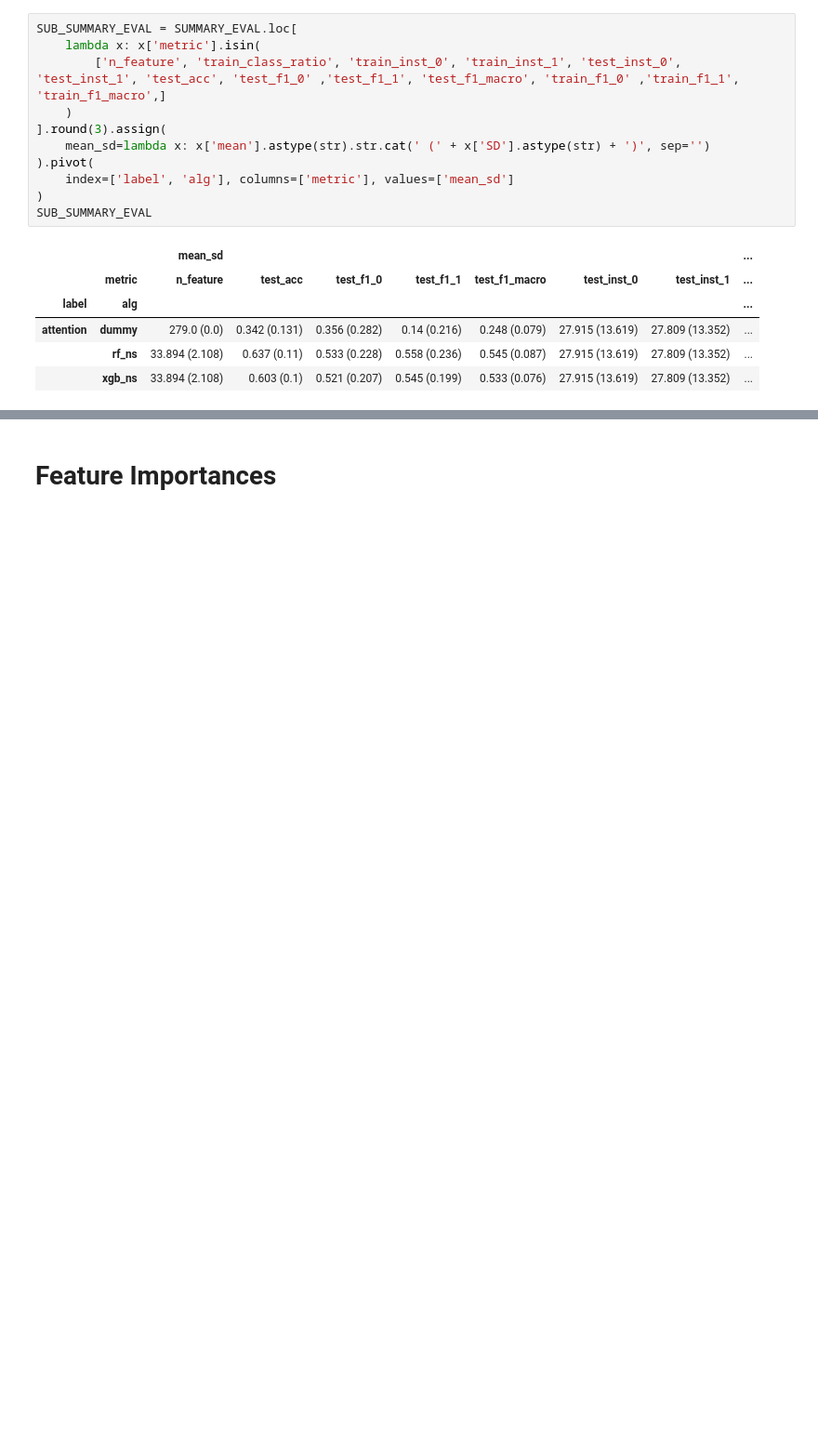
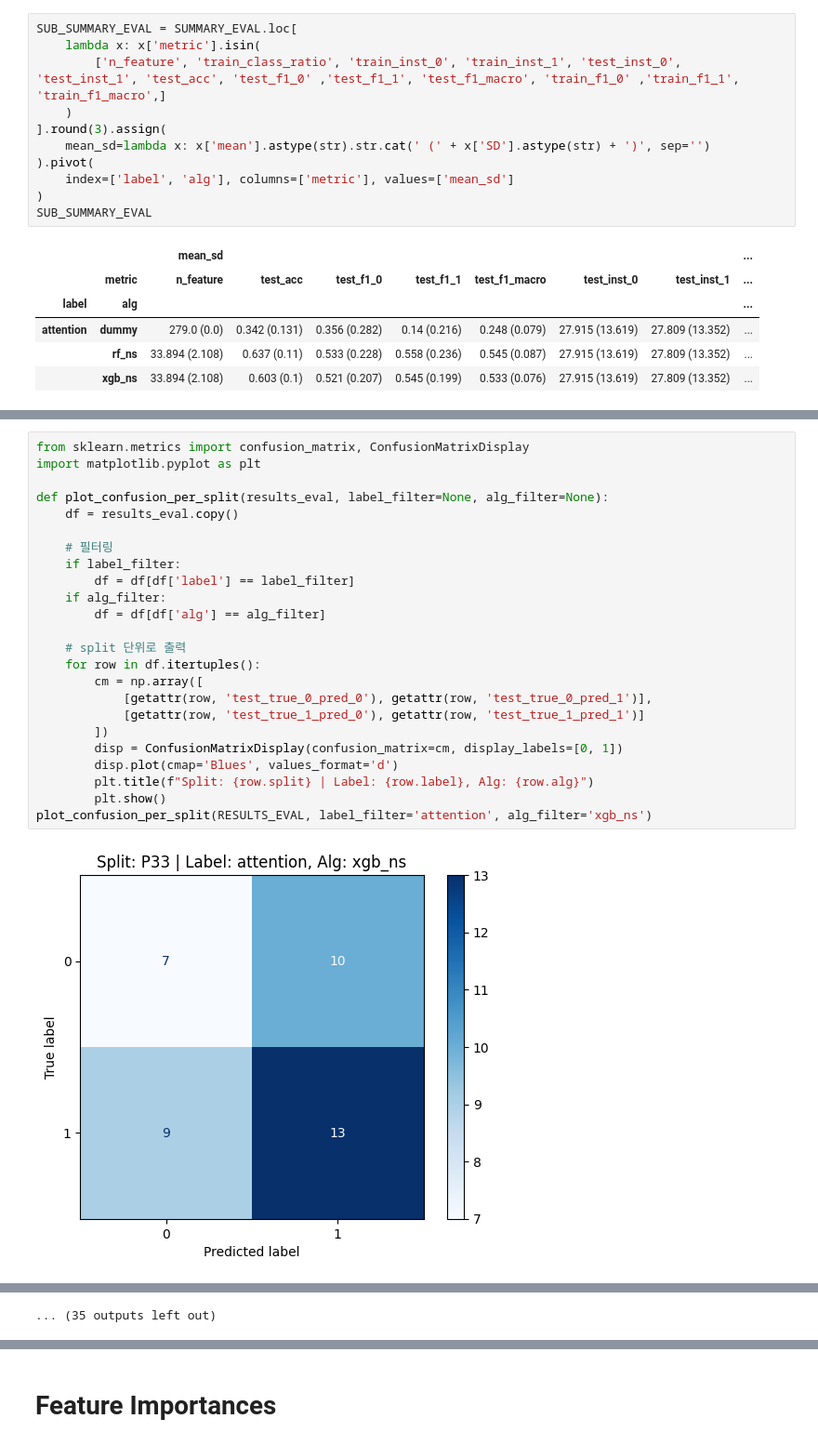
Before and after one commit to moovingsloth/wearable-attention-fatigue, a Jupyter notebook: base_final.ipynb, the cells around one changed output, grey strips where cells are left out. Shown at 93% size. Cells and saved outputs as stored; diff of their text form; blank space fills up the shorter version.

Commit message:
confusion matrix 보완

```diff
--- a/base_final.ipynb
+++ b/base_final.ipynb
@@ -1778,3 +1798,29 @@ for idx in mean_cm_df.index:
 [figure]
 [figure]
 [figure]
+# %%
+from sklearn.metrics import confusion_matrix, ConfusionMatrixDisplay
+import matplotlib.pyplot as plt
+
+def plot_confusion_per_split(results_eval, label_filter=None, alg_filter=None):
+    df = results_eval.copy()
+
+    # 필터링
+    if label_filter:
+        df = df[df['label'] == label_filter]
+    if alg_filter:
+        df = df[df['alg'] == alg_filter]
+
+    # split 단위로 출력
+    for row in df.itertuples():
+        cm = np.array([
+            [getattr(row, 'test_true_0_pred_0'), getattr(row, 'test_true_0_pred_1')],
+            [getattr(row, 'test_true_1_pred_0'), getattr(row, 'test_true_1_pred_1')]
+        ])
+        disp = ConfusionMatrixDisplay(confusion_matrix=cm, display_labels=[0, 1])
+        disp.plot(cmap='Blues', values_format='d')
+        plt.title(f"Split: {row.split} | Label: {row.label}, Alg: {row.alg}")
+        plt.show()
+plot_confusion_per_split(RESULTS_EVAL, label_filter='attention', alg_filter='xgb_ns')
+# %% [output]
+[figure, added]
@@ -1780,0 +1838 @@ for idx in mean_cm_df.index:
+... (35 outputs left out)
```
Also changed, not shown: parts of 9 cells of this notebook.
